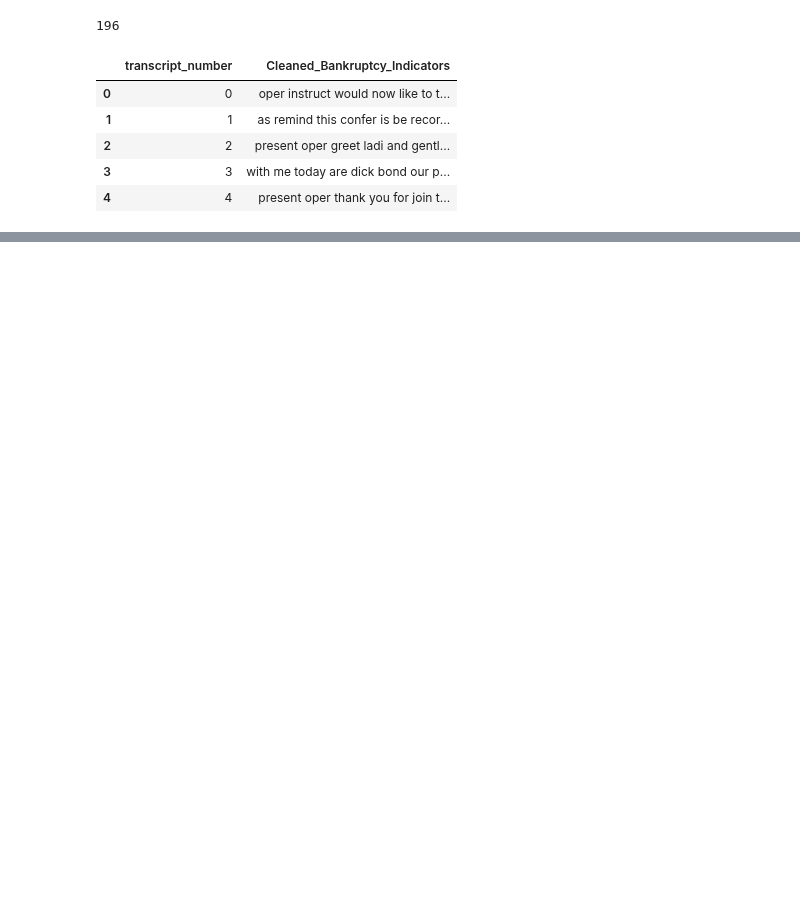
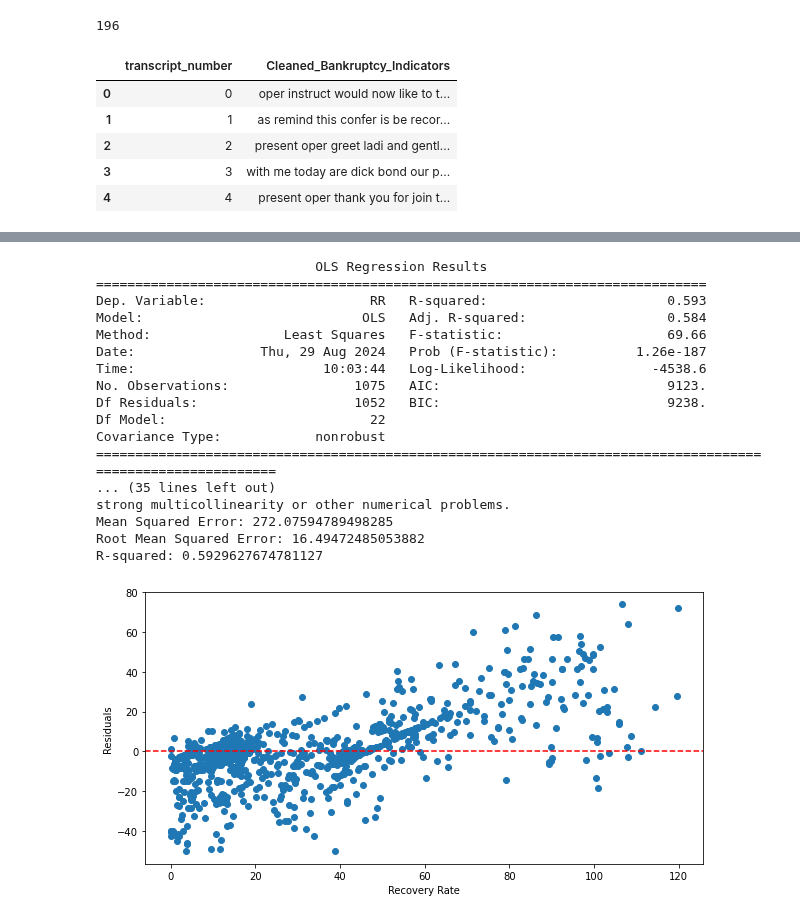
Before and after one commit to constantin1101/LLM_CreditorRRPrediction, a Jupyter notebook: approach2_llm.ipynb, the cells around one changed output, grey strips where cells are left out. Saved outputs shown, nothing was run; the diff lists cells and outputs as text; code cells hidden in the pictures; blank space fills up the shorter version.

```diff
--- a/approach2_llm.ipynb
+++ b/approach2_llm.ipynb
@@ -225,0 +401,54 @@ R-squared: 0.628451671298669
+# %%
+# Only bond data 2
+
+X_train = sm.add_constant(X_train)
+X_test = sm.add_constant(X_test)
+
+# Fit the model
+model = sm.OLS(y_train, X_train).fit()
+
+# Print the summary of the model which includes p-values and significance levels
+print(model.summary())
+
+# Make predictions
+y_pred = model.predict(X_test)
+
+# Compute and print evaluation metrics
+mse = mean_squared_error(y_test, y_pred)
+r2 = r2_score(y_test, y_pred)
+print(f"Mean Squared Error: {mse}")
+print(f"Root Mean Squared Error: {np.sqrt(mse)}")
+print(f"R-squared: {r2}")
+
+# other metric
+# Calculate the residuals
+residuals = y_test - y_pred
+
+# Plot the residuals
+plt.figure(figsize=(10, 5))
+plt.scatter(y_test, residuals)
+plt.axhline(y=0, color='r', linestyle='--')
+plt.xlabel('Recovery Rate')
+plt.ylabel('Residuals')
+
+# Display the plot
+plt.show()
+# %% [output]
+                            OLS Regression Results
+==============================================================================
+Dep. Variable:                     RR   R-squared:                       0.593
+Model:                            OLS   Adj. R-squared:                  0.584
+Method:                 Least Squares   F-statistic:                     69.66
+Date:                Thu, 29 Aug 2024   Prob (F-statistic):          1.26e-187
+Time:                        10:03:44   Log-Likelihood:                -4538.6
+No. Observations:                1075   AIC:                             9123.
+Df Residuals:                    1052   BIC:                             9238.
+Df Model:                          22
+Covariance Type:            nonrobust
+============================================================================================================
+... (35 lines left out)
+strong multicollinearity or other numerical problems.
+Mean Squared Error: 272.07594789498285
+Root Mean Squared Error: 16.49472485053882
+R-squared: 0.5929627674781127
+[figure, added]
```
Also changed, not shown: parts of 17 cells of this notebook, 1 other file.
